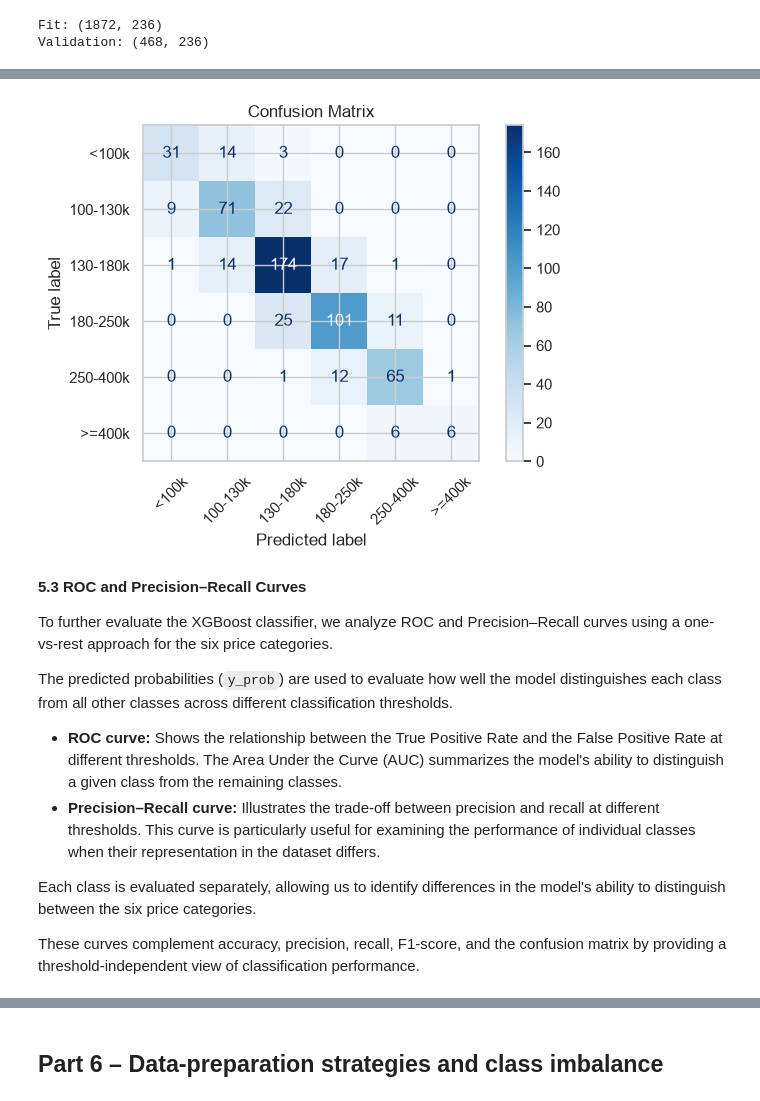
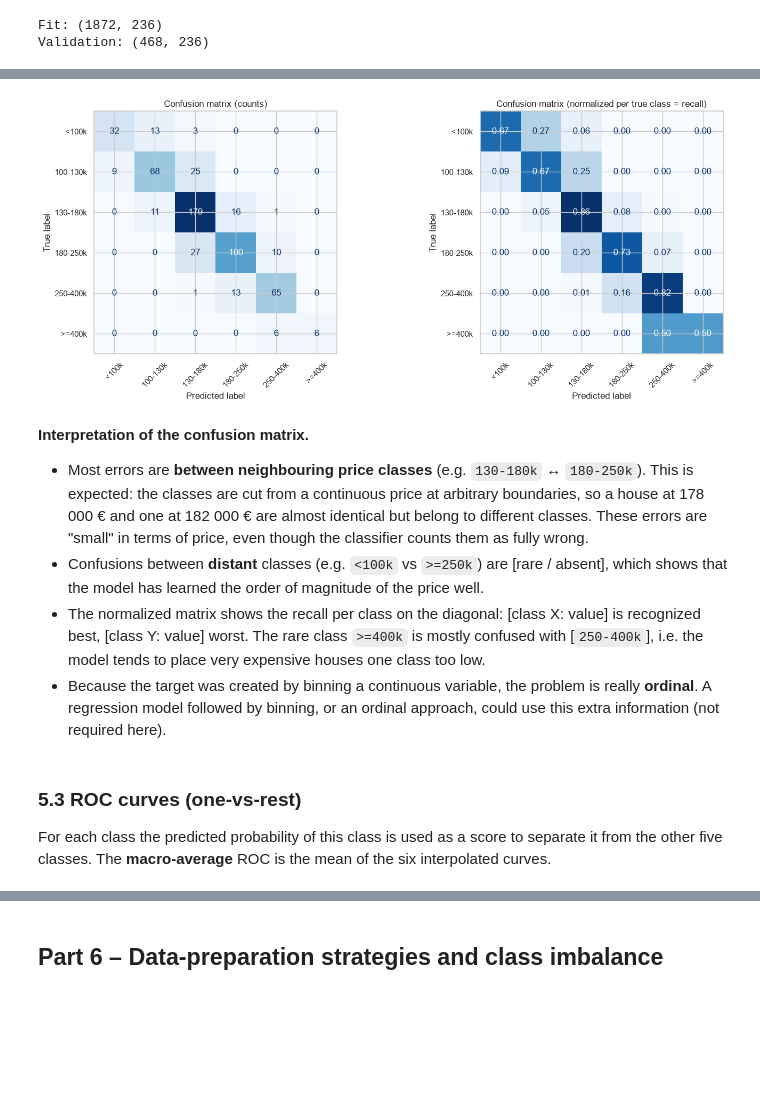
Before and after one commit to biancaholobica/ML, a Jupyter notebook: L2/L2.ipynb, the cells around one changed output, grey strips where cells are left out. Drawn from its saved outputs; the diff is of its cells as text; code cells hidden in the pictures; blank space fills up the shorter version.

```diff
--- a/L2/L2.ipynb
+++ b/L2/L2.ipynb
@@ -491,12 +530,16 @@ Using multiple metrics provides a more complete assessment than accuracy alone,
 # %%
+# ---- 5.0 Final model: early-stopping settings, trained on the whole training set ----
 FINAL_PARAMS = {
     **BASE_PARAMS,
-    "n_estimators": model.best_iteration + 1,
-    "eval_metric": "mlogloss"
+    "learning_rate": 0.05,                       # same as in the early-stopping run (Part 4)
+    "n_estimators": model.best_iteration + 1,    # number of rounds found by early stopping
+    "eval_metric": "mlogloss",
 }
+print("Rounds:", FINAL_PARAMS["n_estimators"])
 
-final_model = fit_model(
-    FINAL_PARAMS,
-    X_train,
-    y_train
-)
+final_model = fit_model(FINAL_PARAMS, X_train, y_train)
+
+y_pred = final_model.predict(X_test)
+y_prob = final_model.predict_proba(X_test)
+classes = list(range(len(CLASS_NAMES)))
+y_test_bin = label_binarize(y_test, classes=classes)
@@ -542,29 +584,24 @@ This analysis is particularly useful for identifying whether the model has diffi
 # %%
-cm = confusion_matrix(y_test, y_pred, labels=[0, 1, 2, 3, 4, 5])
-
-disp = ConfusionMatrixDisplay(
-    confusion_matrix=cm,
-    display_labels=CLASS_NAMES
-)
-
-disp.plot(cmap="Blues", xticks_rotation=45)
-plt.title("Confusion Matrix")
-plt.tight_layout()
-plt.show()
+fig, axes = plt.subplots(1, 2, figsize=(15, 6))
+ConfusionMatrixDisplay.from_predictions(y_test, y_pred, labels=classes, display_labels=CLASS_NAMES,
+                                        cmap="Blues", xticks_rotation=45, ax=axes[0], colorbar=False)
+axes[0].set_title("Confusion matrix (counts)")
+ConfusionMatrixDisplay.from_predictions(y_test, y_pred, labels=classes, display_labels=CLASS_NAMES,
+                                        normalize="true", values_format=".2f",
+                                        cmap="Blues", xticks_rotation=45, ax=axes[1], colorbar=False)
+axes[1].set_title("Confusion matrix (normalized per true class = recall)")
+plt.tight_layout(); plt.show()
 # %% [output]
-[figure, old version]
+[figure, new version]
+# %% [markdown]
+**Interpretation of the confusion matrix.**
+
+* Most errors are **between neighbouring price classes** (e.g. `130-180k` ↔ `180-250k`). This is expected: the classes are cut from a continuous price at arbitrary boundaries, so a house at 178 000 € and one at 182 000 € are almost identical but belong to different classes. These errors are "small" in terms of price, even though the classifier counts them as fully wrong.
+* Confusions between **distant** classes (e.g. `<100k` vs `>=250k`) are [rare / absent], which shows that the model has learned the order of magnitude of the price well.
+* The normalized matrix shows the recall per class on the diagonal: [class X: value] is recognized best, [class Y: value] worst. The rare class `>=400k` is mostly confused with [`250-400k`], i.e. the model tends to place very expensive houses one class too low.
+* Because the target was created by binning a continuous variable, the problem is really **ordinal**. A regression model followed by binning, or an ordinal approach, could use this extra information (not required here).
 # %% [markdown]
+### 5.3 ROC curves (one-vs-rest)
 
-**5.3 ROC and Precision–Recall Curves**
-
-To further evaluate the XGBoost classifier, we analyze ROC and Precision–Recall curves using a one-vs-rest approach for the six price categories.
-
-The predicted probabilities (`y_prob`) are used to evaluate how well the model distinguishes each class from all other classes across different classification thresholds.
-
-- **ROC curve:** Shows the relationship between the True Positive Rate and the False Positive Rate at different thresholds. The Area Under the Curve (AUC) summarizes the model's ability to distinguish a given class from the remaining classes.
-- **Precision–Recall curve:** Illustrates the trade-off between precision and recall at different thresholds. This curve is particularly useful for examining the performance of individual classes when their representation in the dataset differs.
-
-Each class is evaluated separately, allowing us to identify differences in the model's ability to distinguish between the six price categories.
-
-These curves complement accuracy, precision, recall, F1-score, and the confusion matrix by providing a threshold-independent view of classification performance.
+For each class the predicted probability of this class is used as a score to separate it from the other five classes. The **macro-average** ROC is the mean of the six interpolated curves.
 # %%
```
Also changed, not shown: parts of 57 cells of this notebook, 4 other files.
